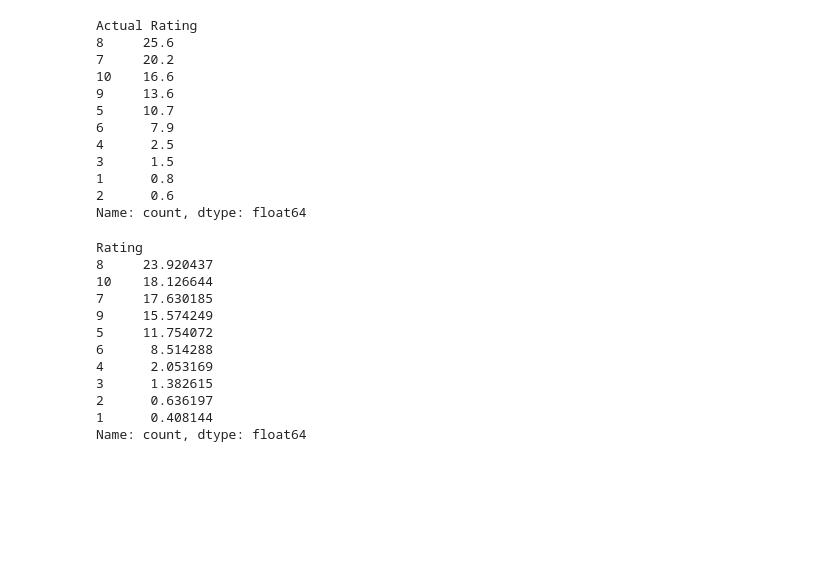
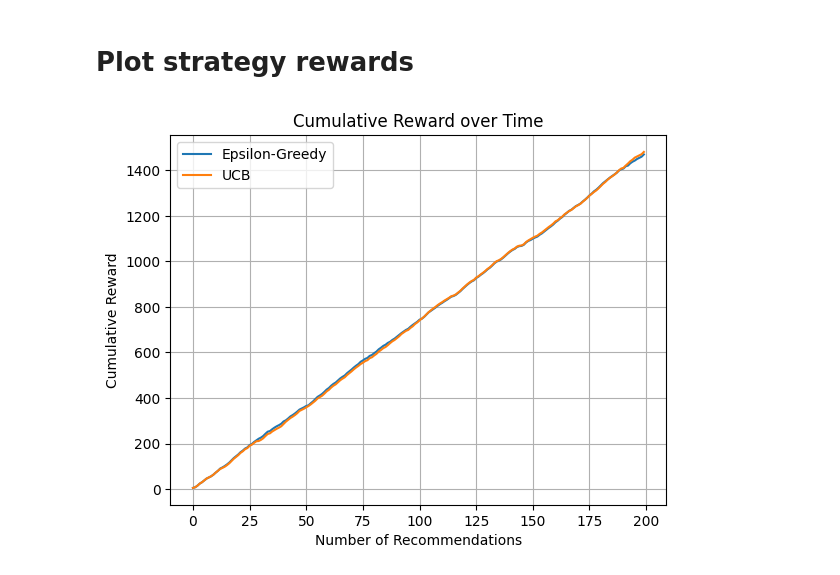
Before and after one commit to BRomanchuk/rs-ucu-books-recommender, a Jupyter notebook: experiments/mab_recommender.ipynb, the cells around one changed output. Saved outputs shown, nothing was run; the diff lists cells and outputs as text; code cells hidden in the pictures; blank space fills up the shorter version.

```diff
--- a/experiments/mab_recommender.ipynb
+++ b/experiments/mab_recommender.ipynb
@@ -37,6 +44,3 @@ class EpsilonGreedyMAB:
         else:
             self.book_rewards[book] = reward
             self.book_counts[book] = 1
-# %%
-# Initialize the MAB algorithm
-mab = EpsilonGreedyMAB(epsilon=0.1)
@@ -77,30 +101,40 @@ print(results_df.head())
-# %%
-results_df['Actual Rating'].value_counts() / len(results_df) * 100
-# %% [output]
-Actual Rating
-8     25.6
-7     20.2
-10    16.6
-9     13.6
-5     10.7
-6      7.9
-4      2.5
-3      1.5
-1      0.8
-2      0.6
-Name: count, dtype: float64
-# %%
-ratings_df['Rating'].value_counts() / len(ratings_df) * 100
-# %% [output]
-Rating
-8     23.920437
-10    18.126644
-7     17.630185
-9     15.574249
-5     11.754072
-6      8.514288
-4      2.053169
-3      1.382615
-2      0.636197
-1      0.408144
-Name: count, dtype: float64
+# %%
+# init Epsilon-greedy and UCB MABs
+epsilon_mab = EpsilonGreedyMAB(epsilon=0.9)
+ucb_mab = UCBMAB()
+
+epsilon_cumulative_rewards = []
+ucb_cumulative_rewards = []
+epsilon_total_reward = 0
+ucb_total_reward = 0
+
+users_num = 200
+
+user_ids = data['User-ID'].unique()[:users_num]
+
+for user_id in user_ids:
+    # Epsilon-Greedy
+    recommended_book_epsilon, actual_rating_epsilon = simulate_user_interaction(user_id, epsilon_mab)
+    if recommended_book_epsilon:
+        epsilon_total_reward += actual_rating_epsilon
+        epsilon_cumulative_rewards.append(epsilon_total_reward)
+
+    # UCB
+    recommended_book_ucb, actual_rating_ucb = simulate_user_interaction(user_id, ucb_mab)
+    if recommended_book_ucb:
+        ucb_total_reward += actual_rating_ucb
+        ucb_cumulative_rewards.append(ucb_total_reward)
+# %% [markdown]
+# Plot strategy rewards
+# %%
+plt.plot(epsilon_cumulative_rewards, label='Epsilon-Greedy')
+plt.plot(ucb_cumulative_rewards, label='UCB')
+
+plt.xlabel('Number of Recommendations')
+plt.ylabel('Cumulative Reward')
+plt.title('Cumulative Reward over Time')
+plt.legend()
+plt.grid(True)
+plt.show()
+# %% [output]
+[figure, added]
```
Also changed, not shown: parts of 11 cells of this notebook.
